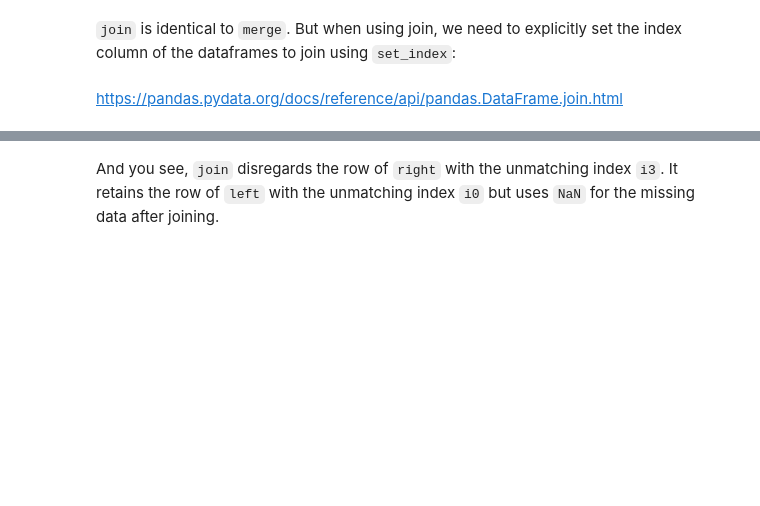
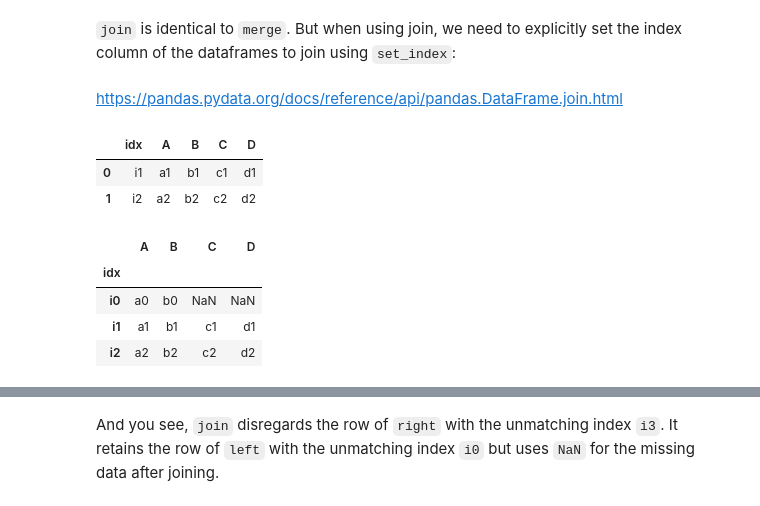
Before and after one commit to ironhack-labs/lab-pandas-merge-en, a Jupyter notebook: your-code/pandas_1_concat-merge-join.ipynb, the cells around one changed output, grey strips where cells are left out. Cells and saved outputs as stored; diff of their text form; code cells hidden in the pictures; blank space fills up the shorter version.

```diff
--- a/your-code/pandas_1_concat-merge-join.ipynb
+++ b/your-code/pandas_1_concat-merge-join.ipynb
@@ -173,0 +172,21 @@ https://pandas.pydata.org/docs/reference/api/pandas.DataFrame.join.html
+# %%
+merged_left_right = pd.merge(left, right)    #merging left and right
+display(merged_left_right)     # the output will be rows with matching index (i1 and i2)
+# %% [output]
+|  | idx | A | B | C | D |
+| 0 | i1 | a1 | b1 | c1 | d1 |
+| 1 | i2 | a2 | b2 | c2 | d2 |
+# %%
+left_jn = left.set_index('idx')
+right_jn = right.set_index('idx')
+
+joined_left_right = left_jn.join(right_jn)
+display(joined_left_right)    # the output keeps all rows from the left dataframe, matches i1 and i2 where possible and sets missing values to NaN (for i0)
+
+# so, the default is left join
+# %% [output]
+|  | A | B | C | D |
+| idx |  |  |  |  |
+| i0 | a0 | b0 | NaN | NaN |
+| i1 | a1 | b1 | c1 | d1 |
+| i2 | a2 | b2 | c2 | d2 |
```
Also changed, not shown: parts of 8 cells of this notebook.
